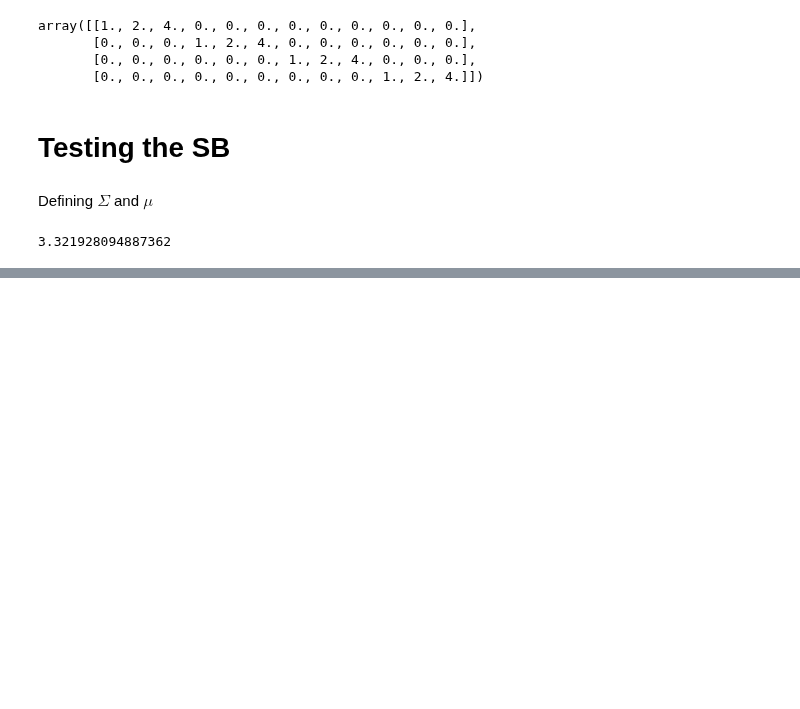
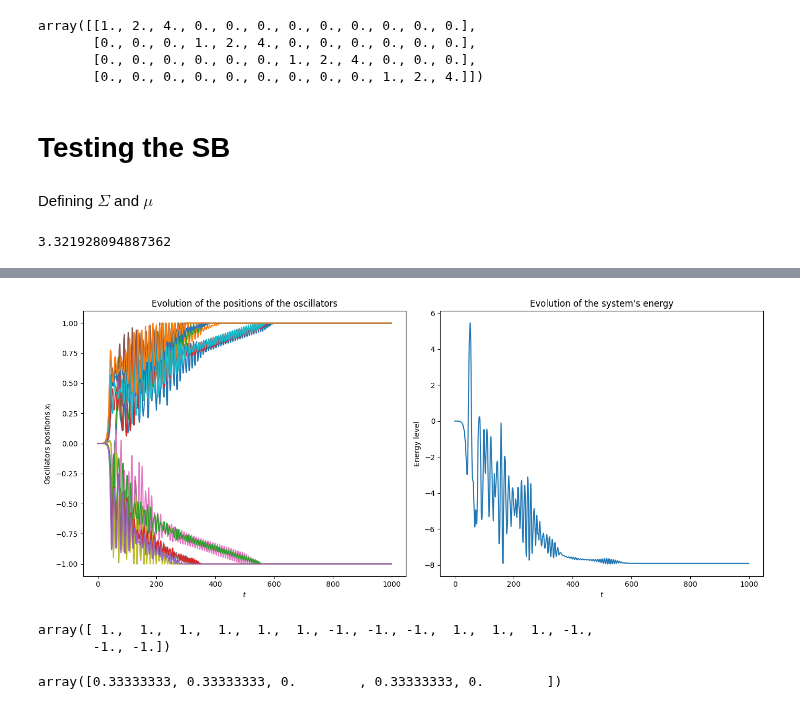
Before and after one commit to NESRINE202/SB_Algorithm_applications, a Jupyter notebook: Portfolio_reduction_tests.ipynb, the cells around one changed output, grey strips where cells are left out. Saved outputs shown, nothing was run; the diff lists cells and outputs as text; code cells hidden in the pictures; blank space fills up the shorter version.

```diff
--- a/Portfolio_reduction_tests.ipynb
+++ b/Portfolio_reduction_tests.ipynb
@@ -116,0 +177,35 @@ array([-1., -1., -1., -1., -1., -1.,  1.,  1.,  1.])
+# %%
+J,H = reduction_markovitz(S,mu,K=15,alpha=1,penaly=1)
+# %%
+eigs = np.linalg.eigvals(J)
+ksi = 1/(eigs.max())
+p_first = 1-ksi*np.real(eigs.max())
+p_last = 1-ksi*np.real(eigs.min())
+num_iterations = 1000
+lag = 0
+
+def pumpuing_rate(self, t):
+    # return t/100
+    if t<lag:
+        return 0
+    else:
+        return 1 * p_last * (t-lag)/(num_iterations-lag)
+# %%
+manager = simulation_manager.SimulationManager(step_size=0.5, num_iterations=num_iterations, num_simulations=2, J=J, H=H, pumping_rate=pumpuing_rate, stopping_criterion=0.1, save_states_history=True, save_energies_history=True, n_threads=2, savetofile=False)
+states, energies, last_states, last_TAC_states, last_sign_States, last_energies, last_TAC_energies, last_sign_energies, final_times, sign_times, TAC_times = manager.run_simulation()
+# %%
+results_annalysis.complete_plot(states, energies, 0)
+# %% [output]
+[figure, added]
+# %%
+solution = np.sign(last_states[0, :, 0])
+solution
+# %% [output]
+array([ 1.,  1.,  1.,  1.,  1.,  1., -1., -1., -1.,  1.,  1.,  1., -1.,
+       -1., -1.])
+# %%
+w_opt = reverse(solution,N,K=15)
+w_opt  = w_opt/sum(w_opt)
+w_opt
+# %% [output]
+array([0.33333333, 0.33333333, 0.        , 0.33333333, 0.        ])
```
Also changed, not shown: parts of 9 cells of this notebook.
